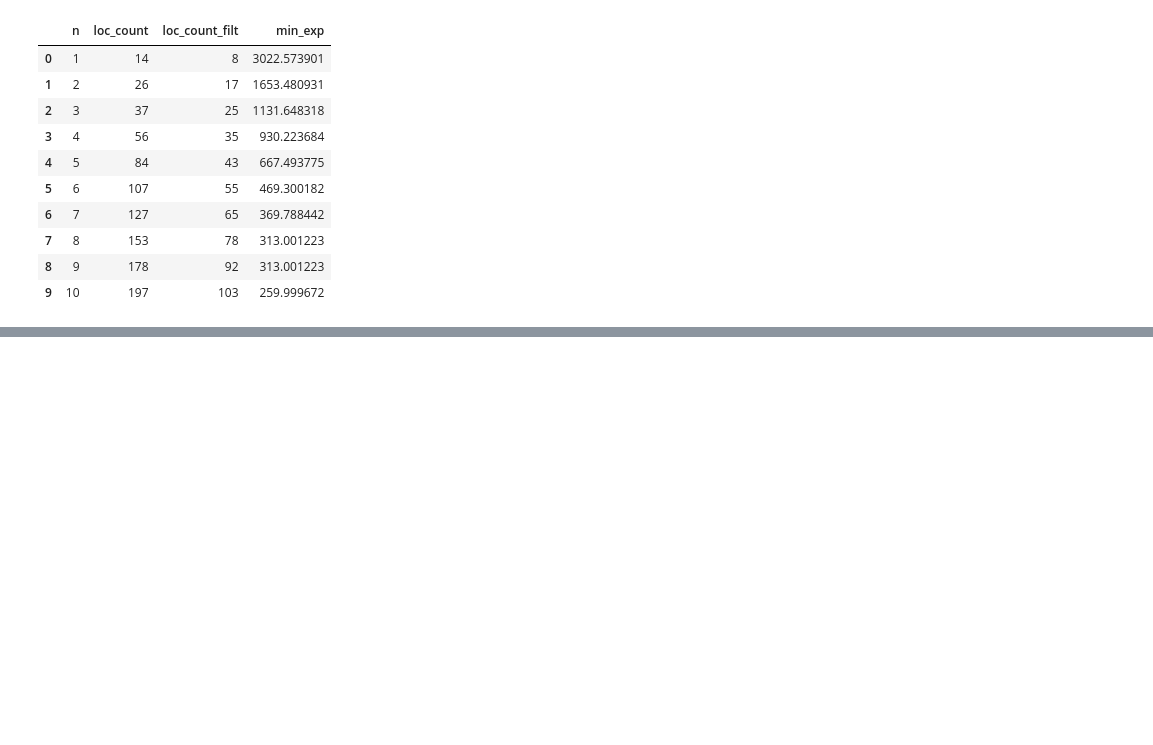
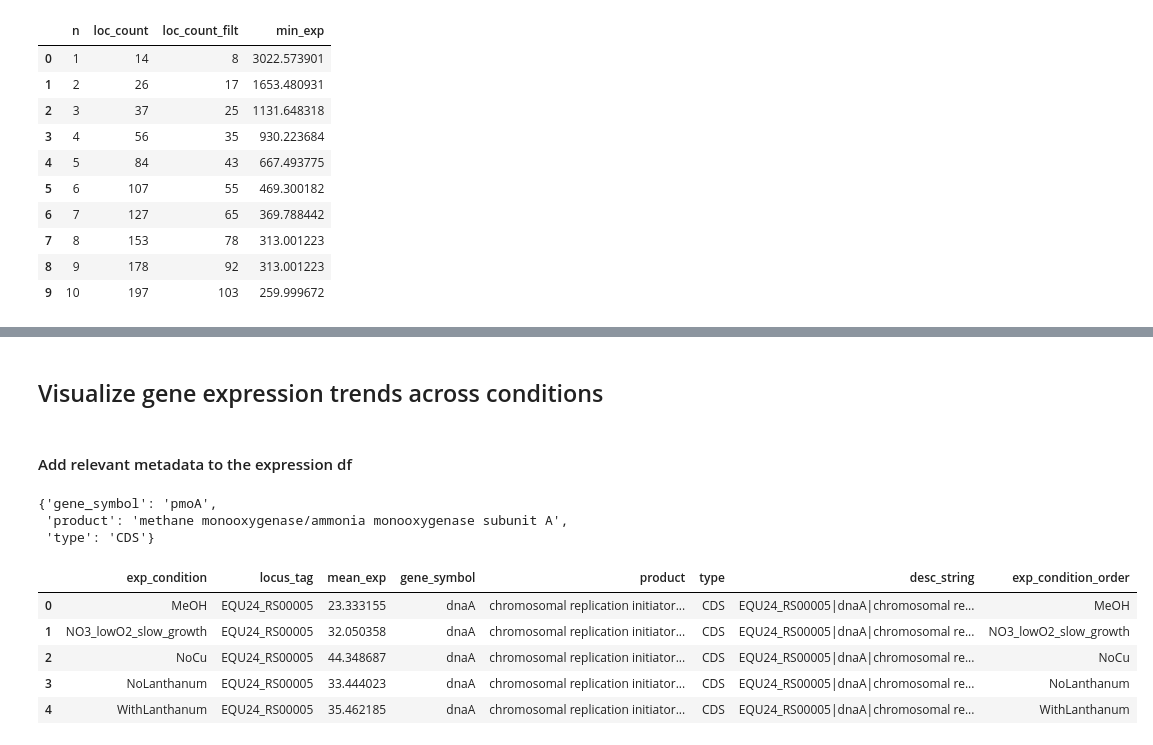
Before and after one commit to erinhwilson/promoter-id-from-rnaseq, a Jupyter notebook: tpm-data-exploration.ipynb, the cells around one changed output, grey strips where cells are left out. Cells and saved outputs as stored; diff of their text form; code cells hidden in the pictures; blank space fills up the shorter version.

```diff
--- a/tpm-data-exploration.ipynb
+++ b/tpm-data-exploration.ipynb
@@ -70,7 +63,7 @@ def insert_override_gene_names(feat_list):
 # %%
 # update some gene names with a set of names to override (helpful for viz)
-pos_feats = insert_override_gene_names(pos_feats)
-neg_feats = insert_override_gene_names(neg_feats)
+#pos_feats = insert_override_gene_names(pos_feats)
+#neg_feats = insert_override_gene_names(neg_feats)
 
 print(pos_feats[:5])
 print(neg_feats[:5])
@@ -228,2 +241,6 @@ chart.properties(
 # %% [output]
 [interactive output not drawn]
+# %% [markdown]
+## Visualize gene expression trends across conditions
+# %% [markdown]
+#### Add relevant metadata to the expression df
@@ -229,0 +294,29 @@ chart.properties(
+# %%
+feat2meta['EQU24_RS19310']
+# %% [output]
+{'gene_symbol': 'pmoA',
+ 'product': 'methane monooxygenase/ammonia monooxygenase subunit A',
+ 'type': 'CDS'}
+# %%
+# melt df to format for Altair parallel coordinates viz
+alt_df = pd.melt(df_means, id_vars=['exp_condition'], value_vars=LOCI,value_name='mean_exp')
+
+# add metadata
+alt_df['gene_symbol'] = alt_df['locus_tag'].apply(lambda x: feat2meta[x]['gene_symbol'])
+alt_df['product'] = alt_df['locus_tag'].apply(lambda x: feat2meta[x]['product'])
+alt_df['type'] = alt_df['locus_tag'].apply(lambda x: feat2meta[x]['type'])
+alt_df['desc_string']  = alt_df.apply(lambda row: f"{row['locus_tag']}|{row['gene_symbol']}|{row['product']}",axis=1)
+
+# impose a specific x-axis sort order on the df
+# choose custom exp_condition order!
+list_ordering = ['uMax','lowCH4','NoCu','lowCu','medCu','highCu','NO3_lowO2_slow_growth','highO2_slow_growth','lowO2_fast_growth','MeOH','NoLanthanum','WithLanthanum']
+alt_df["exp_condition_order"] = pd.Categorical(alt_df["exp_condition"], categories=list_ordering)
+
+alt_df.head()
+# %% [output]
+|  | exp_condition | locus_tag | mean_exp | gene_symbol | product | type | desc_string | exp_condition_order |
+| 0 | MeOH | EQU24_RS00005 | 23.333155 | dnaA | chromosomal replication initiator... | CDS | EQU24_RS00005|dnaA|chromosomal re... | MeOH |
+| 1 | NO3_lowO2_slow_growth | EQU24_RS00005 | 32.050358 | dnaA | chromosomal replication initiator... | CDS | EQU24_RS00005|dnaA|chromosomal re... | NO3_lowO2_slow_growth |
+| 2 | NoCu | EQU24_RS00005 | 44.348687 | dnaA | chromosomal replication initiator... | CDS | EQU24_RS00005|dnaA|chromosomal re... | NoCu |
+| 3 | NoLanthanum | EQU24_RS00005 | 33.444023 | dnaA | chromosomal replication initiator... | CDS | EQU24_RS00005|dnaA|chromosomal re... | NoLanthanum |
+| 4 | WithLanthanum | EQU24_RS00005 | 35.462185 | dnaA | chromosomal replication initiator... | CDS | EQU24_RS00005|dnaA|chromosomal re... | WithLanthanum |
```
Also changed, not shown: parts of 15 cells of this notebook.
